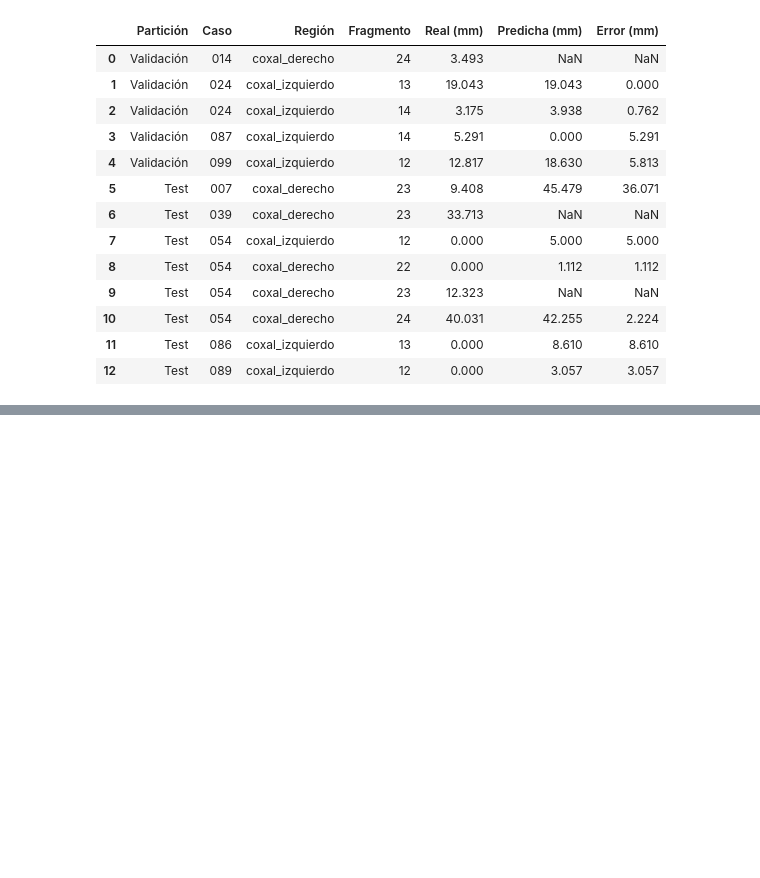
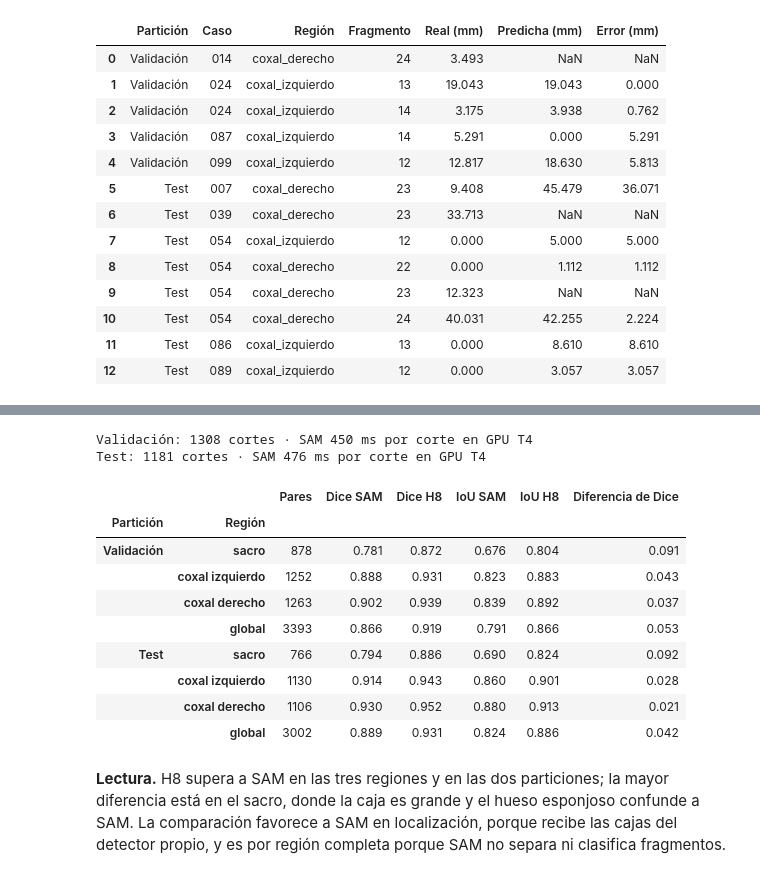
Before and after one commit to pengwin-analitica-2026/proyecto2-analitica-datos, a Jupyter notebook: notebooks/11_modelo_h8.ipynb, the cells around one changed output, grey strips where cells are left out. Cells and saved outputs as stored; diff of their text form; code cells hidden in the pictures; blank space fills up the shorter version.

Commit message:
Comparacion con SAM zero-shot medida con H8 en validacion y test
H8 supera a SAM en las tres regiones. Model card, README, docs/modelo_h8.md, notebook 11 y dashboard actualizados.

```diff
--- a/notebooks/11_modelo_h8.ipynb
+++ b/notebooks/11_modelo_h8.ipynb
@@ -432 +438,31 @@ Fragmentos separados del principal en el ground truth o en la predicción
+# %%
+filas = []
+for particion, ruta in (("Validación", "outputs/h8/validacion/sam_baseline_val_h8.json"),
+                        ("Test", "outputs/h8/test/sam_baseline_test_h8.json")):
+    d = leer(ruta)
+    for region, v in list(d["regiones"].items()) + [("global", {"sam": d["global_sam"], "nuestro": d["global_nuestro"]})]:
+        filas.append({"Partición": particion, "Región": region.replace("_", " "), "Pares": v["sam"]["n"],
+                      "Dice SAM": v["sam"]["dice"], "Dice H8": v["nuestro"]["dice"],
+                      "IoU SAM": v["sam"]["iou"], "IoU H8": v["nuestro"]["iou"],
+                      "Diferencia de Dice": v["nuestro"]["dice"] - v["sam"]["dice"]})
+    print(f"{particion}: {d['cortes']} cortes · SAM {d['ms_sam_por_corte']:.0f} ms por corte en GPU T4")
+pd.DataFrame(filas).set_index(["Partición", "Región"])
+# %% [output]
+Validación: 1308 cortes · SAM 450 ms por corte en GPU T4
+Test: 1181 cortes · SAM 476 ms por corte en GPU T4
+|  |  | Pares | Dice SAM | Dice H8 | IoU SAM | IoU H8 | Diferencia de Dice |
+| Partición | Región |  |  |  |  |  |  |
+| Validación | sacro | 878 | 0.781 | 0.872 | 0.676 | 0.804 | 0.091 |
+|  | coxal izquierdo | 1252 | 0.888 | 0.931 | 0.823 | 0.883 | 0.043 |
+|  | coxal derecho | 1263 | 0.902 | 0.939 | 0.839 | 0.892 | 0.037 |
+|  | global | 3393 | 0.866 | 0.919 | 0.791 | 0.866 | 0.053 |
+| Test | sacro | 766 | 0.794 | 0.886 | 0.690 | 0.824 | 0.092 |
+|  | coxal izquierdo | 1130 | 0.914 | 0.943 | 0.860 | 0.901 | 0.028 |
+|  | coxal derecho | 1106 | 0.930 | 0.952 | 0.880 | 0.913 | 0.021 |
+|  | global | 3002 | 0.889 | 0.931 | 0.824 | 0.886 | 0.042 |
+# %% [markdown]
+**Lectura.** H8 supera a SAM en las tres regiones y en las dos particiones; la mayor diferencia está
+en el sacro, donde la caja es grande y el hueso esponjoso confunde a SAM. La comparación favorece a
+SAM en localización, porque recibe las cajas del detector propio, y es por región completa porque
+SAM no separa ni clasifica fragmentos.
 # %% [markdown]
```
Also changed, not shown: parts of 2 cells of this notebook, 8 other files.
